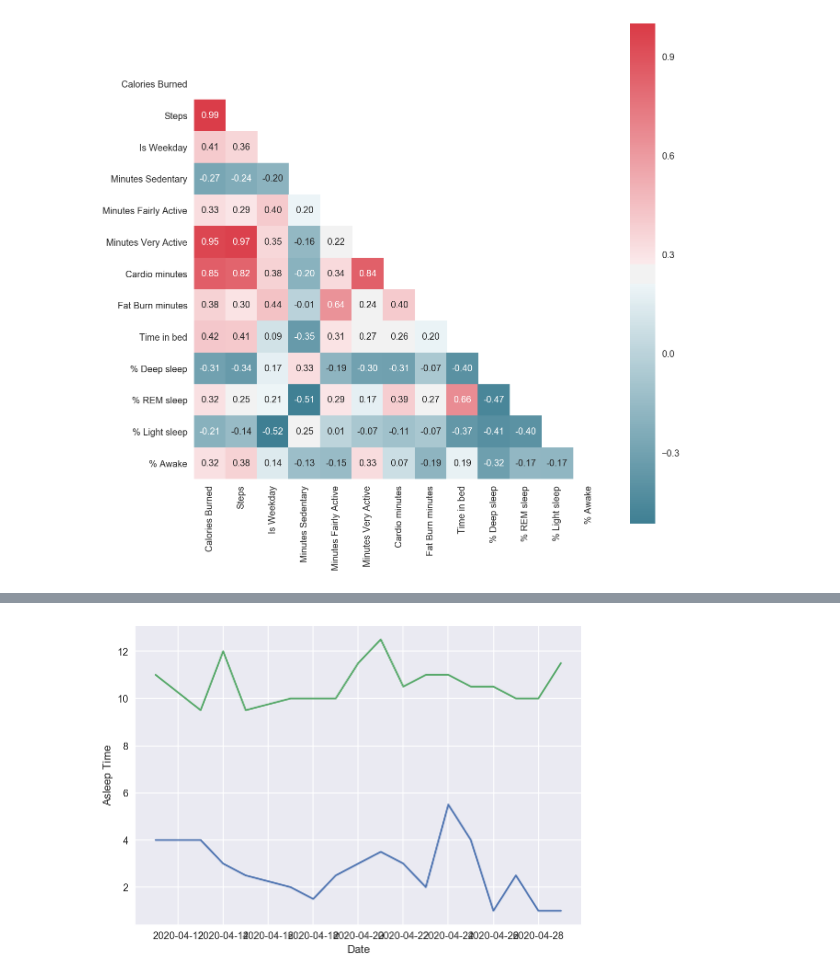
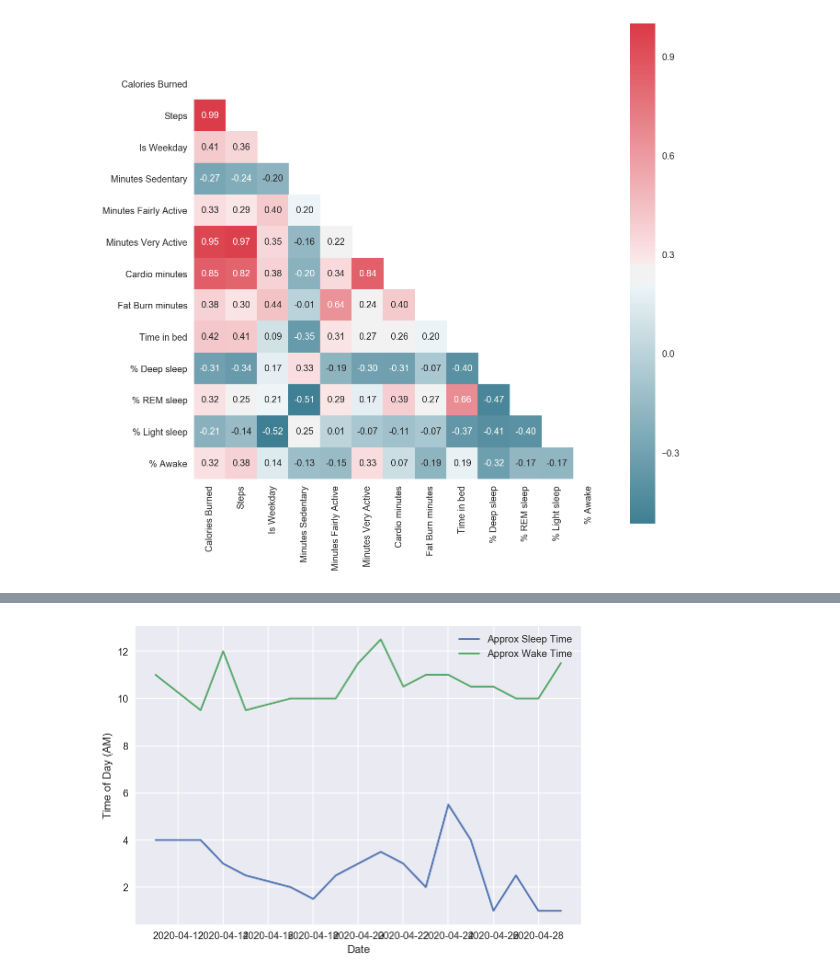
Before and after one commit to mliu356/fitbit-sleep-analyzer, a Jupyter notebook: fitbit-data-analysis.ipynb, the cells around one changed output, grey strips where cells are left out. Drawn from its saved outputs; the diff is of its cells as text; code cells hidden in the pictures.

```diff
--- a/fitbit-data-analysis.ipynb
+++ b/fitbit-data-analysis.ipynb
@@ -222,13 +207,11 @@ data
 | 2020-04-29 | 2020-04-29 | 3 | 1 | 0 | 1680 | 1150 | 6731 | 5.21 | ... |
 | 2020-04-30 | 2020-04-30 | 4 | 1 | 0 | 1219 | 1086 | 1389 | 0.93 | ... |
 # %%
-x = sleepData['Date']
-y1 = sleepData['Sleep Bucket']
-y2 = sleepData['Awake Bucket']
-plt.plot(x, y1, y2)
+plt.plot(sleepData['Date'], sleepData['Sleep Bucket'], label="Approx Sleep Time")
+plt.plot(sleepData['Date'], sleepData['Awake Bucket'], label="Approx Wake Time")
 plt.xlabel('Date')
-plt.ylabel('Asleep Time')
-
+plt.ylabel('Time of Day (AM)')
+plt.legend()
 plt.show()
 # %% [output]
-[figure, old version]
+[figure, new version]
```
Also changed, not shown: parts of 9 cells of this notebook.
